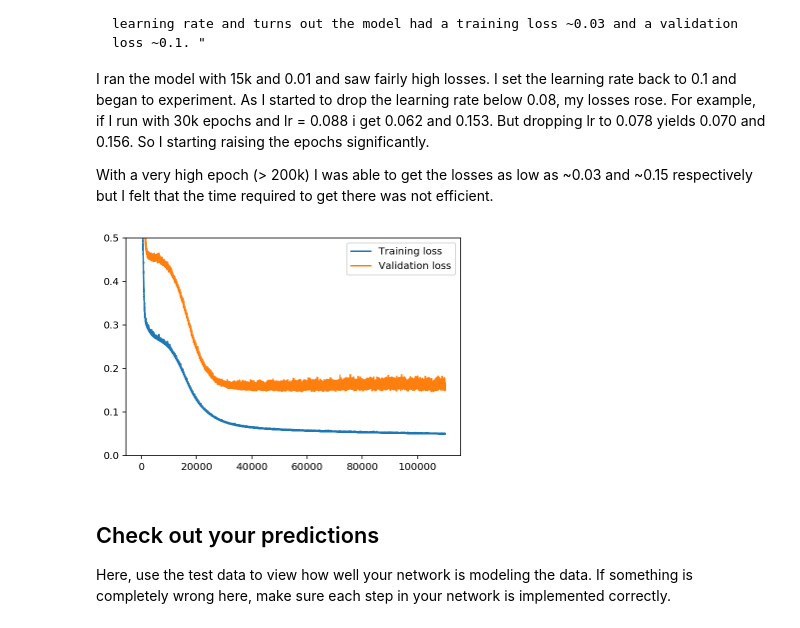
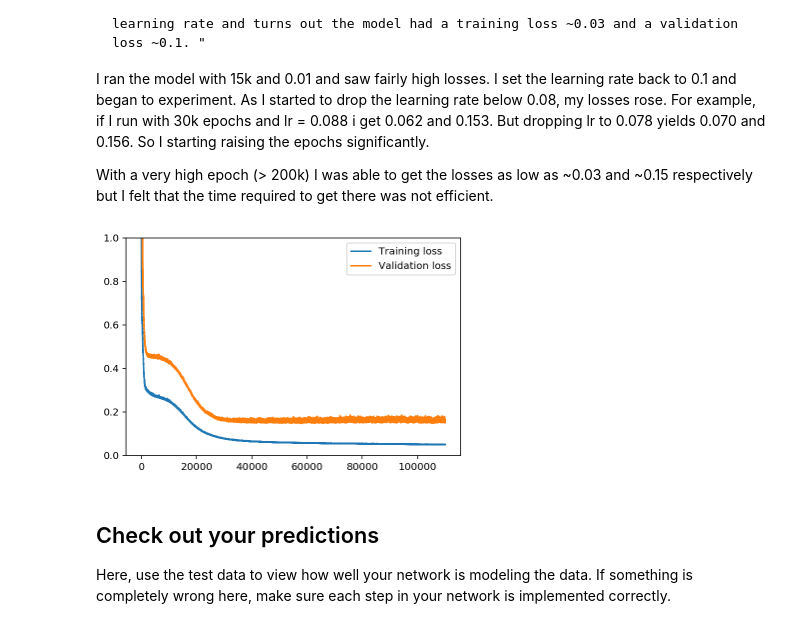
Before and after one commit to jspies/DL-Project1, a Jupyter notebook: DLND Your first neural network.ipynb, the cells around one changed output. Saved outputs shown, nothing was run; the diff lists cells and outputs as text; code cells hidden in the pictures.

```diff
--- a/DLND Your first neural network.ipynb
+++ b/DLND Your first neural network.ipynb
@@ -326,10 +326,10 @@ With a very high epoch (> 200k) I was able to get the losses as low as ~0.03 and
 # %%
 plt.plot(losses['train'], label='Training loss')
 plt.plot(losses['validation'], label='Validation loss')
 plt.legend()
-_ = plt.ylim(0, .5)
+_ = plt.ylim(0, 1)
 # %% [output]
-[figure, old version]
+[figure, new version]
 # %% [markdown]
 ## Check out your predictions
 
```
Also changed, not shown: parts of 1 cell of this notebook, 2 other files.
